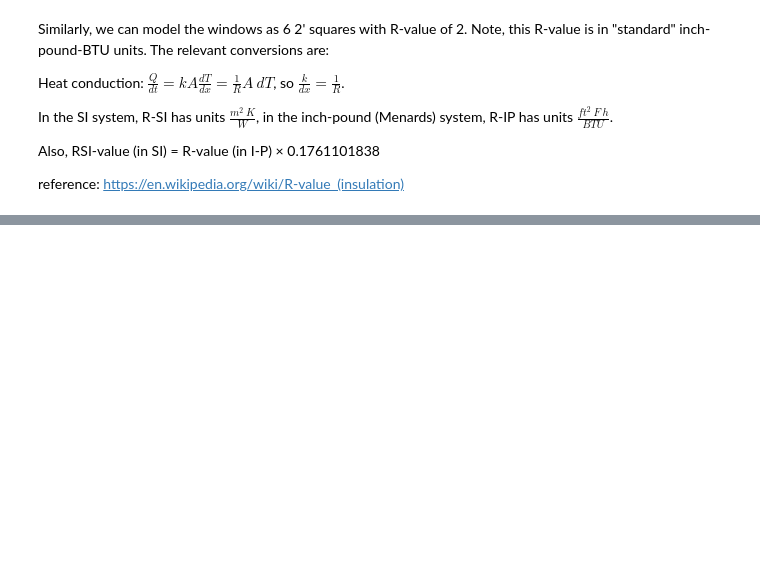
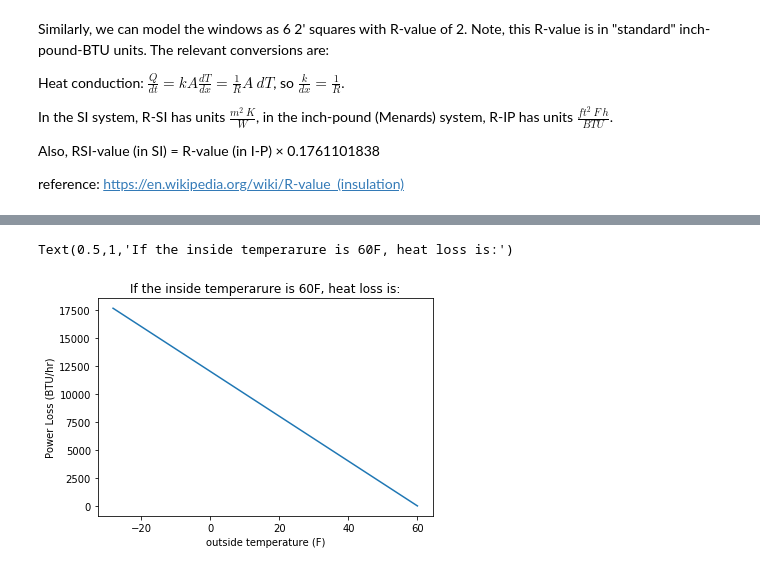
Before and after one commit to ntmoore/physics320_fall2018, a Jupyter notebook: Garage walls calculation.ipynb, the cells around one changed output, grey strips where cells are left out. Saved outputs shown, nothing was run; the diff lists cells and outputs as text; code cells hidden in the pictures; blank space fills up the shorter version.

```diff
--- a/Garage walls calculation.ipynb
+++ b/Garage walls calculation.ipynb
@@ -83,3 +86,12 @@ In the SI system, R-SI has units $\frac{m^2~K}{W}$, in the inch-pound (Menards)
 Also, RSI-value (in SI) = R-value (in I-P) × 0.1761101838
 
 reference: https://en.wikipedia.org/wiki/R-value_(insulation)
+# %%
+# for the doors
+k_foam_W_mK=0.033
+dx_foam_m=2*meters_per_inch
+A_door_m2=(32*80)*meters_per_inch**2
+#assuming 16' by 7' double garage door
+A_garage_door_m2=(16*7*12*12)*meters_per_inch**2
+print("The door has area",A_door_m2,"(m^2)")
+print("The garage door has area",A_garage_door_m2,"(m^2)")
@@ -85,0 +241,9 @@ reference: https://en.wikipedia.org/wiki/R-value_(insulation)
+# %%
+TF_out_vals = [60-x for x in dT_vals_F]
+plt.plot(TF_out_vals,P_vals_BTU_p_hr)
+plt.xlabel("outside temperature (F)")
+plt.ylabel("Power Loss (BTU/hr)")
+plt.title("If the inside temperarure is 60F, heat loss is:")
+# %% [output]
+Text(0.5,1,'If the inside temperarure is 60F, heat loss is:')
+[figure, added]
```
Also changed, not shown: parts of 26 cells of this notebook.
